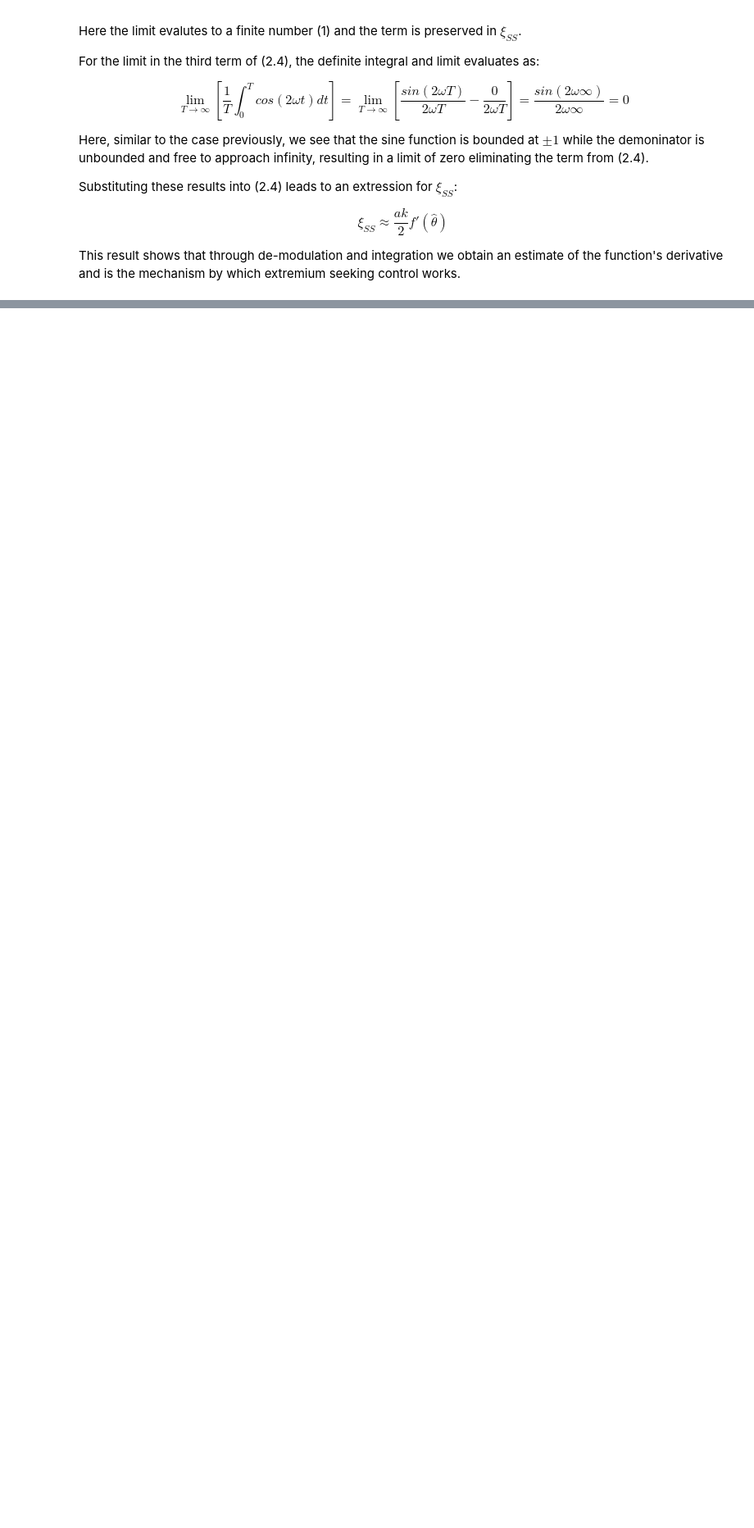
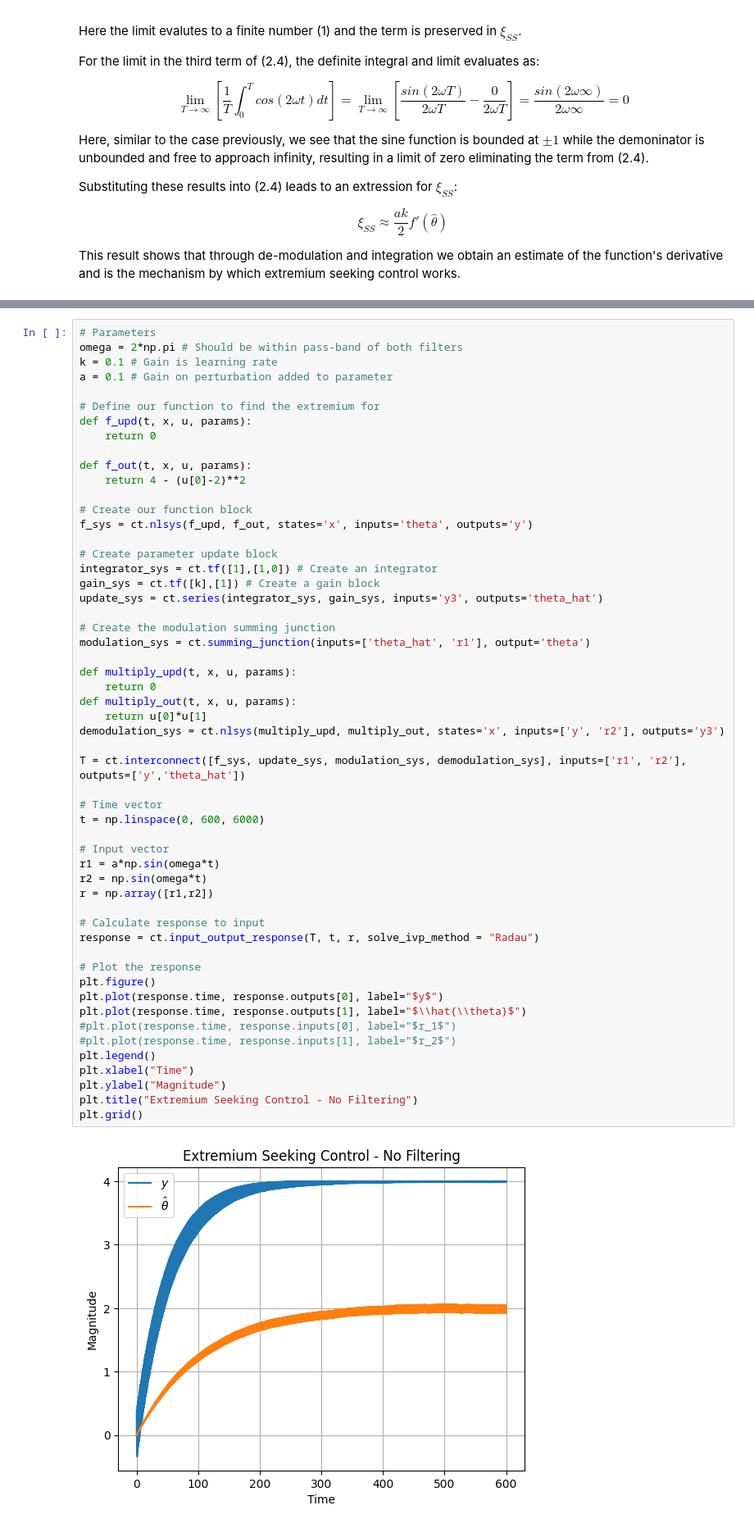
Before and after one commit to bott-j/extremium-seeking-control, a Jupyter notebook: extremium-seeking.ipynb, the cells around one changed output, grey strips where cells are left out. Shown at 82% size. Cells and saved outputs as stored; diff of their text form; blank space fills up the shorter version.

```diff
--- a/extremium-seeking.ipynb
+++ b/extremium-seeking.ipynb
@@ -255,0 +257,56 @@ The removal of periodic signals presenting to the integration stage greatly redu
+# %%
+# Parameters
+omega = 2*np.pi # Should be within pass-band of both filters
+k = 0.1 # Gain is learning rate
+a = 0.1 # Gain on perturbation added to parameter
+
+# Define our function to find the extremium for
+def f_upd(t, x, u, params):
+    return 0
+
+def f_out(t, x, u, params):
+    return 4 - (u[0]-2)**2
+
+# Create our function block
+f_sys = ct.nlsys(f_upd, f_out, states='x', inputs='theta', outputs='y')
+
+# Create parameter update block
+integrator_sys = ct.tf([1],[1,0]) # Create an integrator
+gain_sys = ct.tf([k],[1]) # Create a gain block
+update_sys = ct.series(integrator_sys, gain_sys, inputs='y3', outputs='theta_hat')
+
+# Create the modulation summing junction
+modulation_sys = ct.summing_junction(inputs=['theta_hat', 'r1'], output='theta')
+
+def multiply_upd(t, x, u, params):
+    return 0
+def multiply_out(t, x, u, params):
+    return u[0]*u[1]
+demodulation_sys = ct.nlsys(multiply_upd, multiply_out, states='x', inputs=['y', 'r2'], outputs='y3')
+
+T = ct.interconnect([f_sys, update_sys, modulation_sys, demodulation_sys], inputs=['r1', 'r2'], outputs=['y','theta_hat'])
+
+# Time vector
+t = np.linspace(0, 600, 6000)
+
+# Input vector
+r1 = a*np.sin(omega*t)
+r2 = np.sin(omega*t)
+r = np.array([r1,r2])
+
+# Calculate response to input
+response = ct.input_output_response(T, t, r, solve_ivp_method = "Radau")
+
+# Plot the response
+plt.figure()
+plt.plot(response.time, response.outputs[0], label="$y$")
+plt.plot(response.time, response.outputs[1], label="$\\hat{\\theta}$")
+#plt.plot(response.time, response.inputs[0], label="$r_1$")
+#plt.plot(response.time, response.inputs[1], label="$r_2$")
+plt.legend()
+plt.xlabel("Time")
+plt.ylabel("Magnitude")
+plt.title("Extremium Seeking Control - No Filtering")
+plt.grid()
+# %% [output]
+[figure, added]
```
Also changed, not shown: parts of 10 cells of this notebook.
